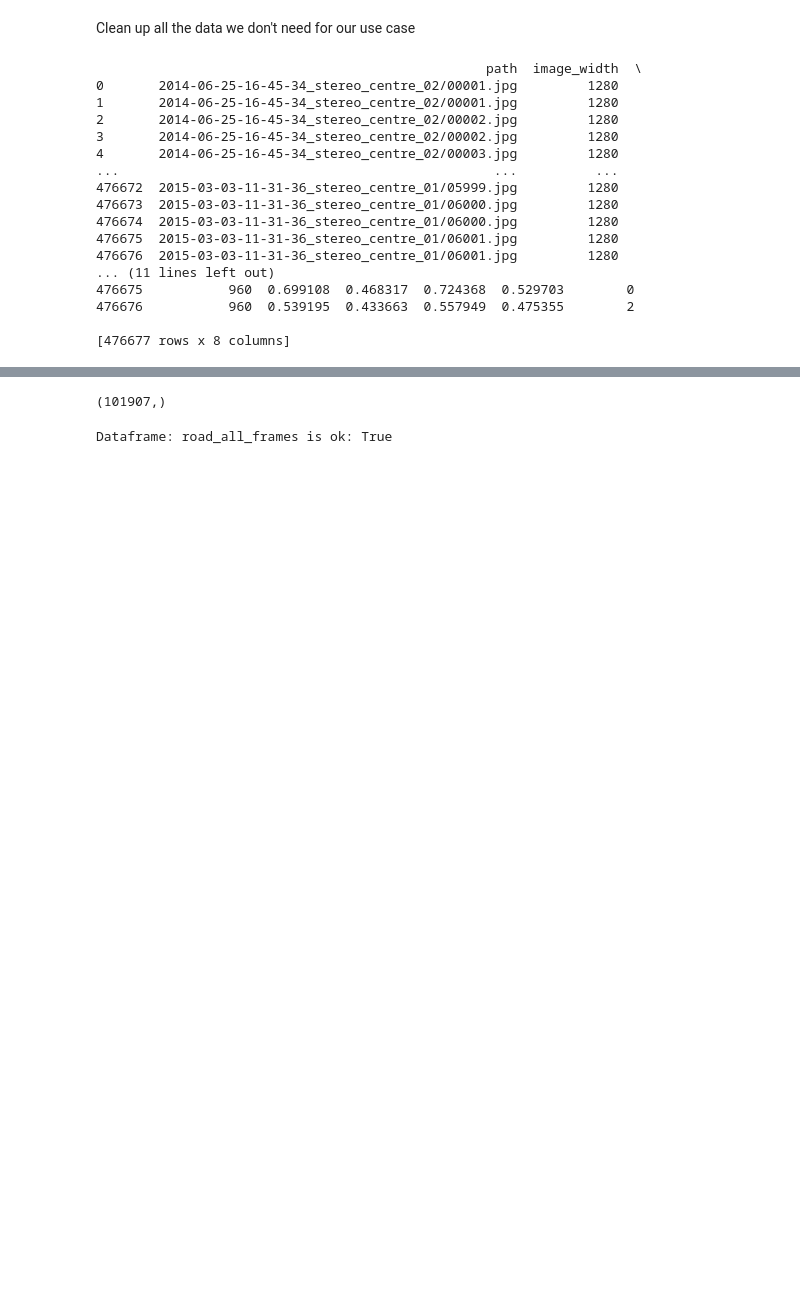
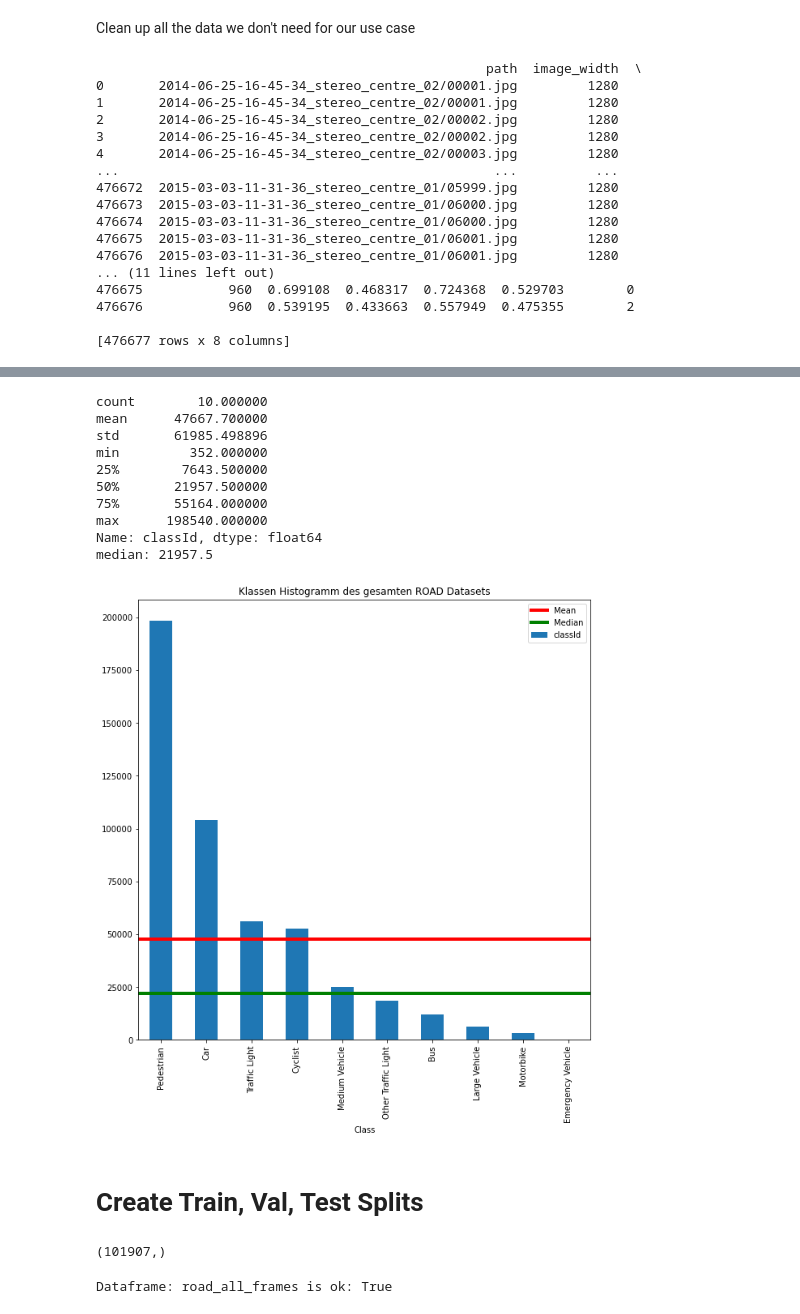
Before and after one commit to AutonomeStudienarbeit/EvalFramework, a Jupyter notebook: notebooks/road_dataset.ipynb, the cells around one changed output, grey strips where cells are left out. Drawn from its saved outputs; the diff is of its cells as text; code cells hidden in the pictures; blank space fills up the shorter version.

Commit message:
add class instance counts for road dataset

```diff
--- a/notebooks/road_dataset.ipynb
+++ b/notebooks/road_dataset.ipynb
@@ -210,3 +208,6 @@ print(gt_df)
 476676           960  0.539195  0.433663  0.557949  0.475355        2
 
 [476677 rows x 8 columns]
+# %%
+road_class_counts = pd.value_counts(gt_df['classId'])
+print(road_class_counts)
@@ -212,0 +226,6 @@ print(gt_df)
+# %%
+print(road_class_counts.index)
+class_labels = pd.DataFrame(['Pedestrian', 'Car', 'Cyclist', 'Motorbike', 'Small Vehicle', 'Medium Vehicle', 'Large Vehicle', 'Bus', 'Emergency Vehicle', 'Traffic Light', 'Other Traffic Light'])  # class names
+
+labels_mapped = pd.merge(left=road_class_counts, right=class_labels, left_index=True, right_index=True)
+print(labels_mapped)
@@ -213,3 +245,27 @@ print(gt_df)
+# %%
+road_ax = road_class_counts.plot(figsize=(10,10), title="Klassen Histogramm des gesamten ROAD Datasets", xlabel="Class", kind="bar")
+road_ax.axhline(y=road_class_counts.mean(), linewidth=4, color='r', label='Mean')
+road_ax.axhline(y=road_class_counts.median(), linewidth=4, color='g', label='Median')
+road_ax.legend()
+road_ax.set_xticklabels(labels=labels_mapped[0])
+road_fig = road_ax.get_figure()
+road_fig.show()
+print(road_class_counts.describe())
+print(f"median: {road_class_counts.median()}")
+# %% [output]
+count        10.000000
+mean      47667.700000
+std       61985.498896
+min         352.000000
+25%        7643.500000
+50%       21957.500000
+75%       55164.000000
+max      198540.000000
+Name: classId, dtype: float64
+median: 21957.5
+[figure, added]
+# %% [markdown]
+# Create Train, Val, Test Splits
 # %%
 road_all_frames = []
 for video in frame_annotations:
```
Also changed, not shown: parts of 8 cells of this notebook.
